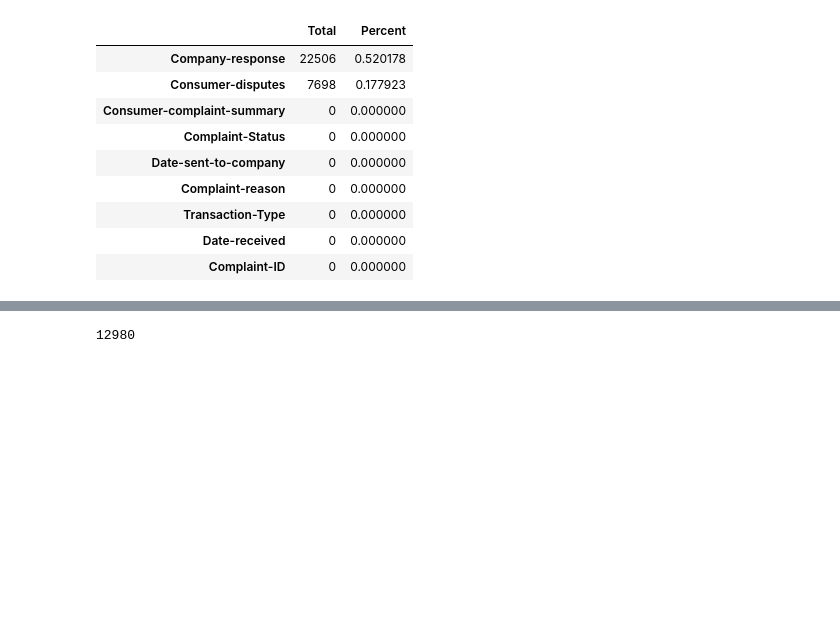
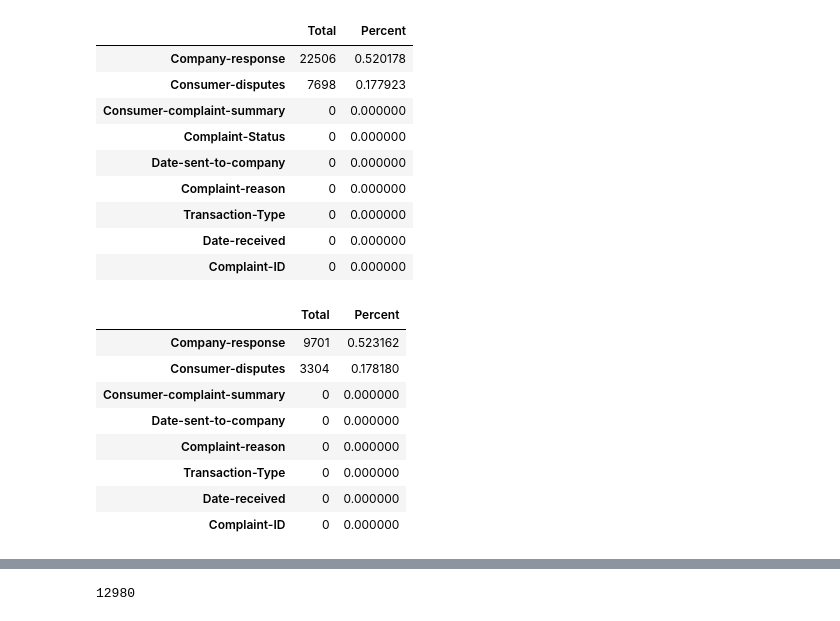
Before and after one commit to nikhil0410/Brainwave, a Jupyter notebook: Complaint status tracking.ipynb, the cells around one changed output, grey strips where cells are left out. Cells and saved outputs as stored; diff of their text form; code cells hidden in the pictures; blank space fills up the shorter version.

```diff
--- a/Complaint status tracking.ipynb
+++ b/Complaint status tracking.ipynb
@@ -44,0 +41,15 @@ missing_data.head(9)
+# %%
+df_null = test.isnull().sum().sort_values(ascending=False)
+df_null_percent = (test.isnull().sum() / test.isnull().count()).sort_values(ascending=False)
+missing_data = pd.concat([df_null,df_null_percent], axis=1, keys=['Total', 'Percent'])
+missing_data.head(9)
+# %% [output]
+|  | Total | Percent |
+| Company-response | 9701 | 0.523162 |
+| Consumer-disputes | 3304 | 0.178180 |
+| Consumer-complaint-summary | 0 | 0.000000 |
+| Date-sent-to-company | 0 | 0.000000 |
+| Complaint-reason | 0 | 0.000000 |
+| Transaction-Type | 0 | 0.000000 |
+| Date-received | 0 | 0.000000 |
+| Complaint-ID | 0 | 0.000000 |
```
Also changed, not shown: parts of 12 cells of this notebook, 1 other file.
